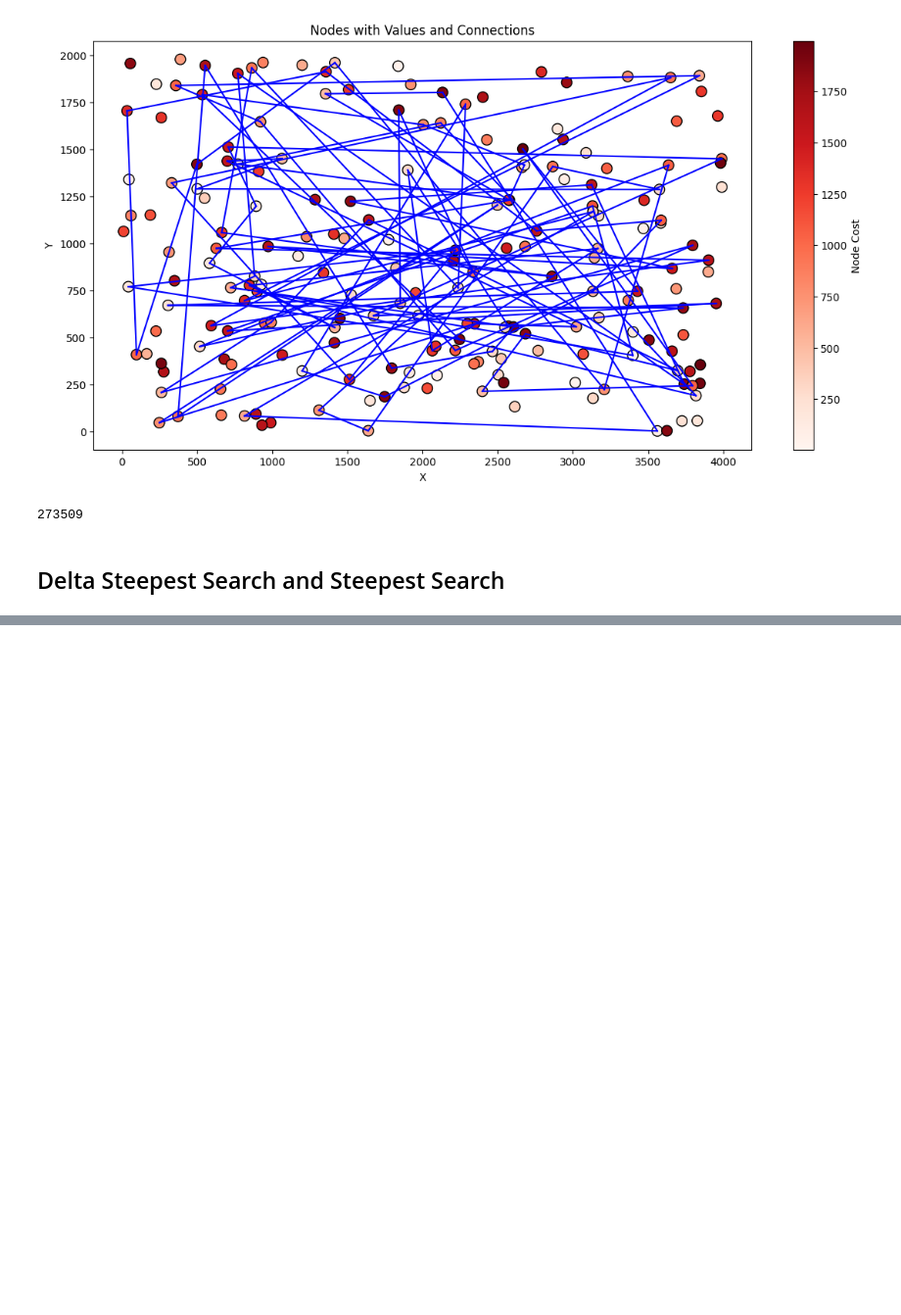
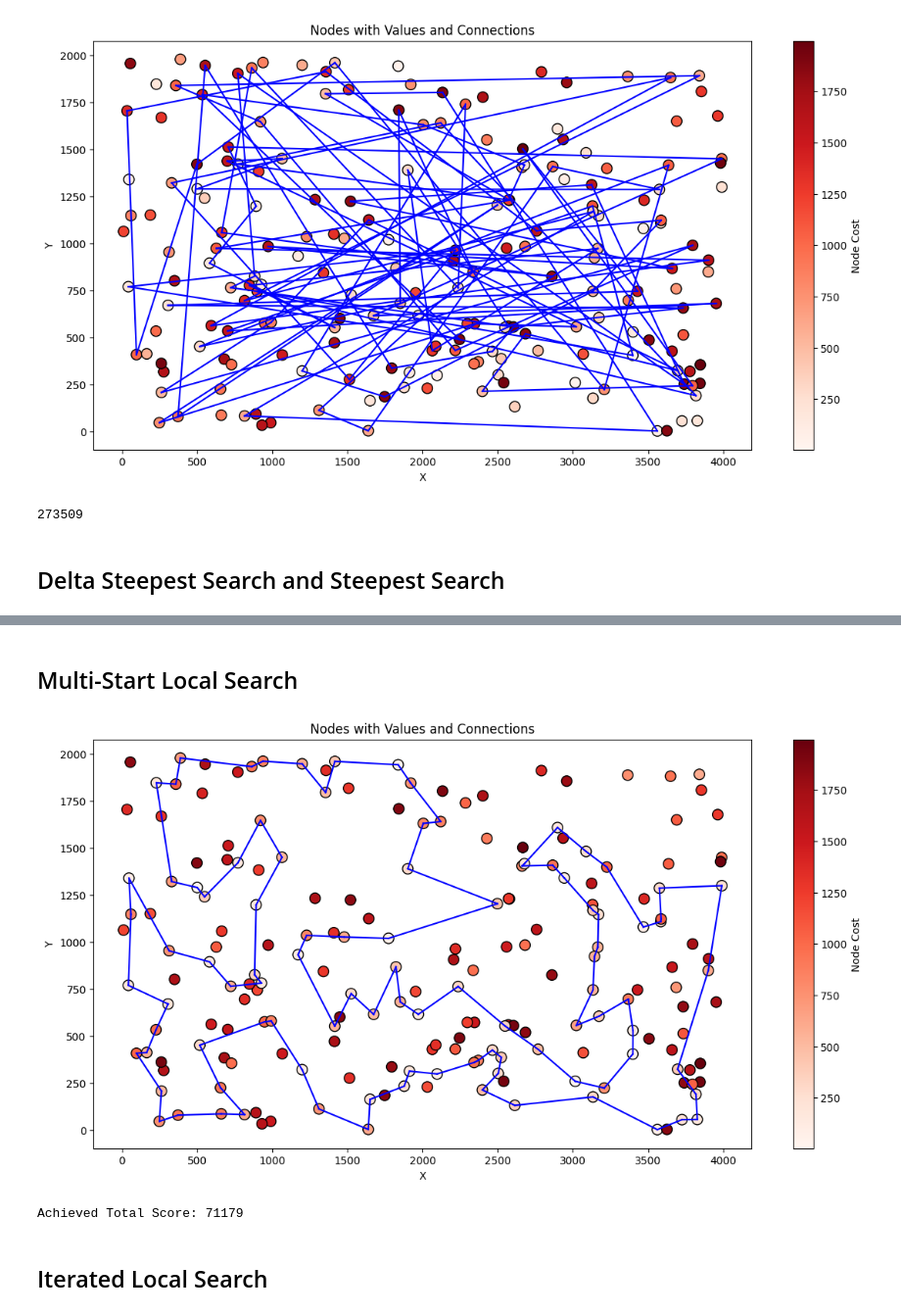
Before and after one commit to MatTheTab/Evolutionary-Computation, a Jupyter notebook: Assignment 6 MSLS and ILS/Assignment_6_MSLS_ILS.ipynb, the cells around one changed output, grey strips where cells are left out. Shown at 98% size. Cells and saved outputs as stored; diff of their text form; code cells hidden in the pictures; blank space fills up the shorter version.

```diff
--- a/Assignment 6 MSLS and ILS/Assignment_6_MSLS_ILS.ipynb
+++ b/Assignment 6 MSLS and ILS/Assignment_6_MSLS_ILS.ipynb
@@ -499,0 +500,23 @@ Achieved Total Score: 74110
+# %% [markdown]
+## Multi-Start Local Search
+# %%
+def MSLS(distance_matrix, weights, initial_algorithm, steepest_algorithm, num_nodes, num_iterations=200):
+    best_solution = None
+    best_score = np.inf
+    for i in range(num_iterations):
+        random_start = np.random.randint(0, num_nodes)
+        start_solution, start_score = initial_algorithm(distance_matrix, weights, start_node=random_start)
+        end_solution, end_score = steepest_algorithm(start_solution, start_score, distance_matrix, weights)
+        if end_score < best_score:
+            best_score = end_score
+            best_solution = end_solution.copy()
+    return best_solution, best_score
+
+solution, score = MSLS(distance_matrix, weights, initial_algorithm=random_solution, steepest_algorithm=deltas_steepest_local_search_edges, num_nodes=len(weights), num_iterations=200)
+plot_nodes_with_lines(df, solution)
+print(f"Achieved Total Score: {score}")
+# %% [output]
+[figure, added]
+Achieved Total Score: 71179
+# %% [markdown]
+## Iterated Local Search
```
Also changed, not shown: parts of 3 cells of this notebook.
